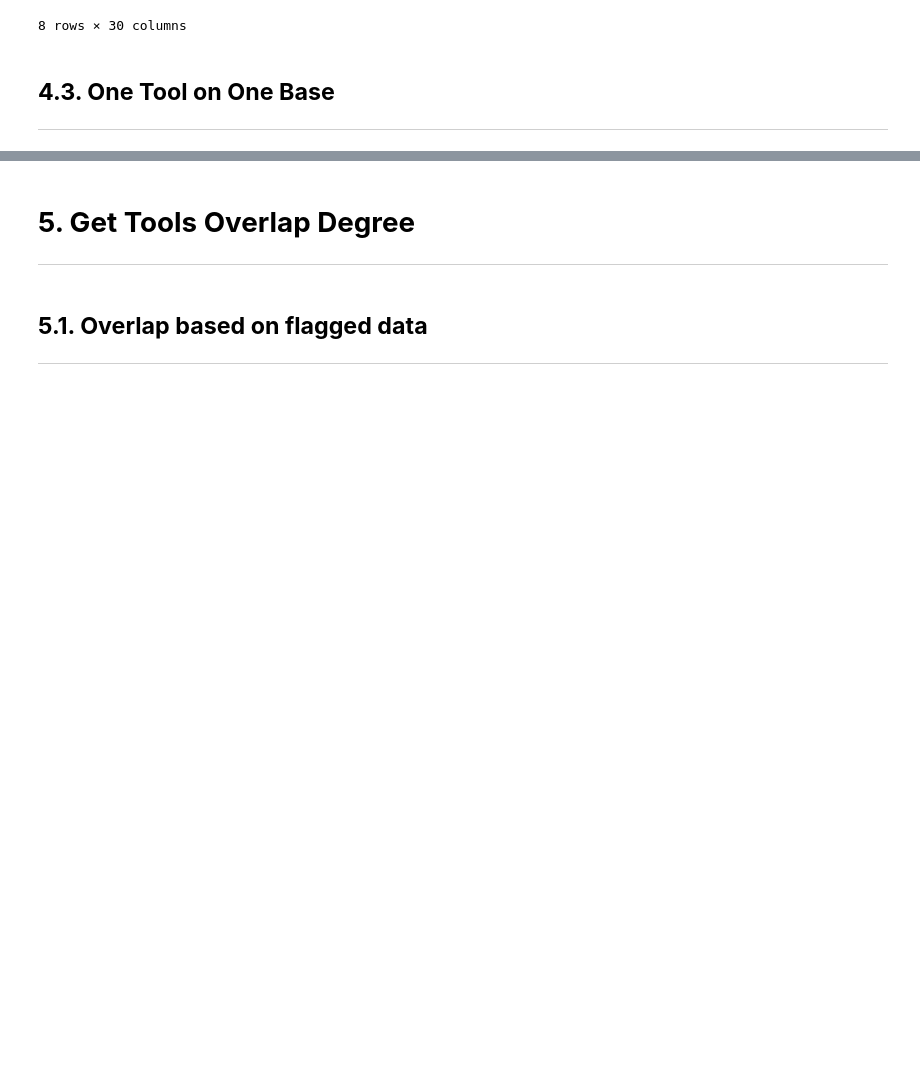
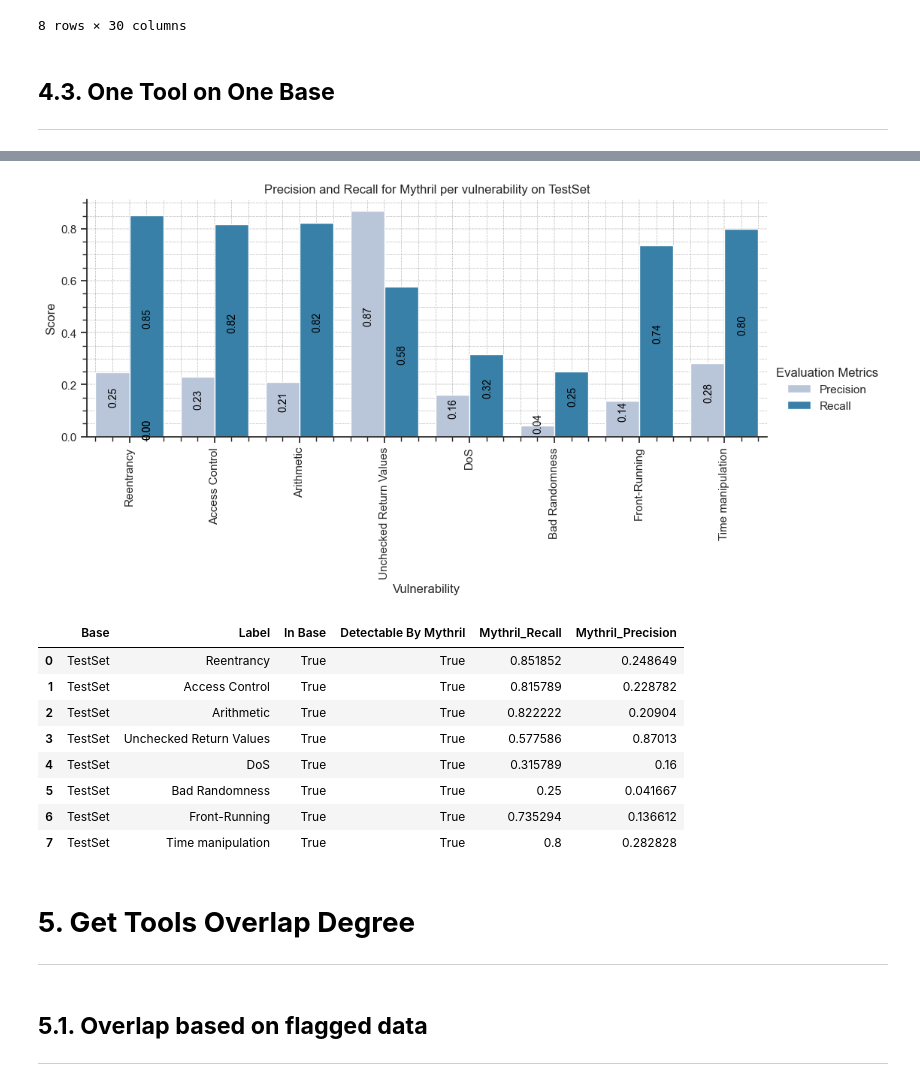
Before and after one commit to MultiTagging/MultiTagging_Demo, a Jupyter notebook: MultiTagging.ipynb, the cells around one changed output, grey strips where cells are left out. Cells and saved outputs as stored; diff of their text form; code cells hidden in the pictures; blank space fills up the shorter version.

```diff
--- a/MultiTagging.ipynb
+++ b/MultiTagging.ipynb
@@ -661,3 +672,18 @@ Eval_Results
+# %%
+Eval_Results = plot_result(['Mythril'],['TestSet'],Fair=True)
+Eval_Results.to_csv('./Results/Charts/Performance/MythrilPerformanceOnOneBase.csv',index=False)
+Eval_Results
+# %% [output]
+[figure, added]
+|  | Base | Label | In Base | Detectable By Mythril | Mythril_Recall | Mythril_Precision |
+| 0 | TestSet | Reentrancy | True | True | 0.851852 | 0.248649 |
+| 1 | TestSet | Access Control | True | True | 0.815789 | 0.228782 |
+| 2 | TestSet | Arithmetic | True | True | 0.822222 | 0.20904 |
+| 3 | TestSet | Unchecked Return Values | True | True | 0.577586 | 0.87013 |
+| 4 | TestSet | DoS | True | True | 0.315789 | 0.16 |
+| 5 | TestSet | Bad Randomness | True | True | 0.25 | 0.041667 |
+| 6 | TestSet | Front-Running | True | True | 0.735294 | 0.136612 |
+| 7 | TestSet | Time manipulation | True | True | 0.8 | 0.282828 |
 # %% [markdown]
 # **5. Get Tools Overlap Degree**
 ---
```
Also changed, not shown: parts of 1 cell of this notebook.
